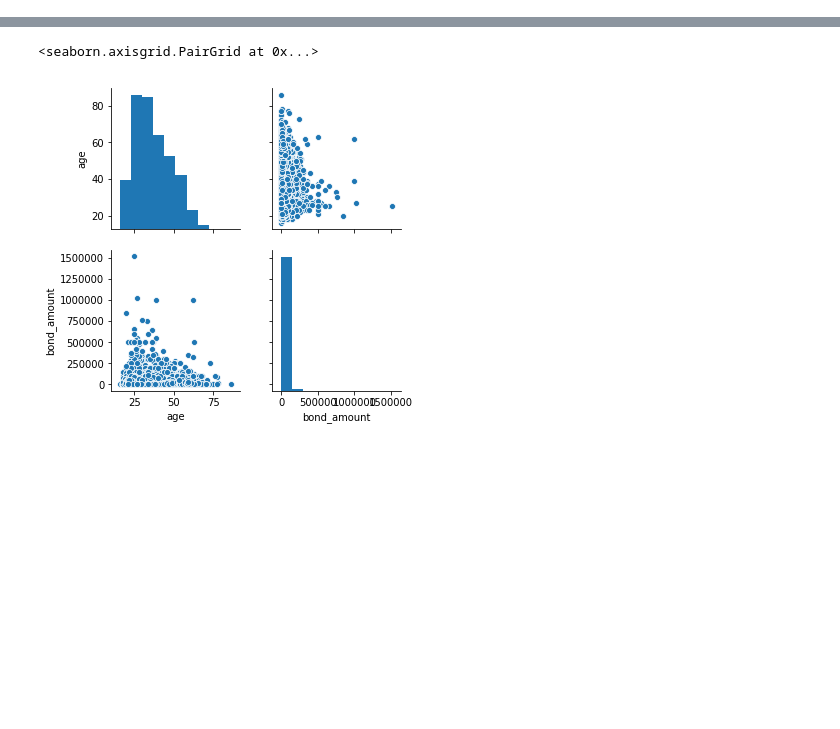
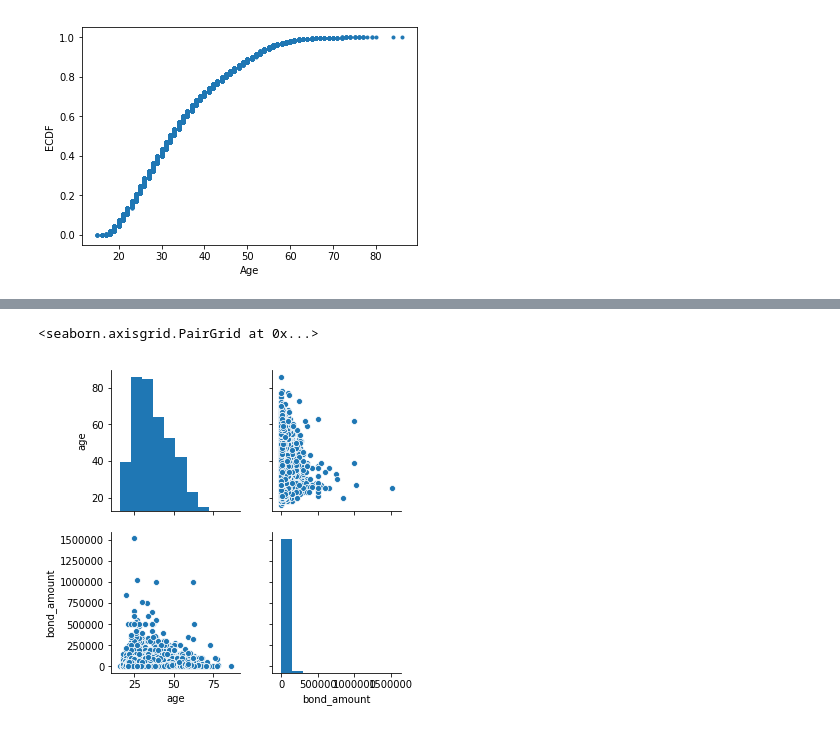
Before and after one commit to SlothDream/SBCap1_CT, a Jupyter notebook: CT_EDA.ipynb, the cells around one changed output, grey strips where cells are left out. Saved outputs shown, nothing was run; the diff lists cells and outputs as text; code cells hidden in the pictures; blank space fills up the shorter version.

```diff
--- a/CT_EDA.ipynb
+++ b/CT_EDA.ipynb
@@ -46,0 +99,8 @@ misdemeanor_df = df.loc[df['offense_class'].str.endswith('M')]
+# %%
+x_age, y_age = ecdf(df.age)
+ax = plt.plot(x_age, y_age, marker='.', linestyle='none')
+ax = plt.xlabel('Age')
+ax = plt.ylabel('ECDF')
+plt.show()
+# %% [output]
+[figure, added]
```
Also changed, not shown: parts of 51 cells of this notebook.
